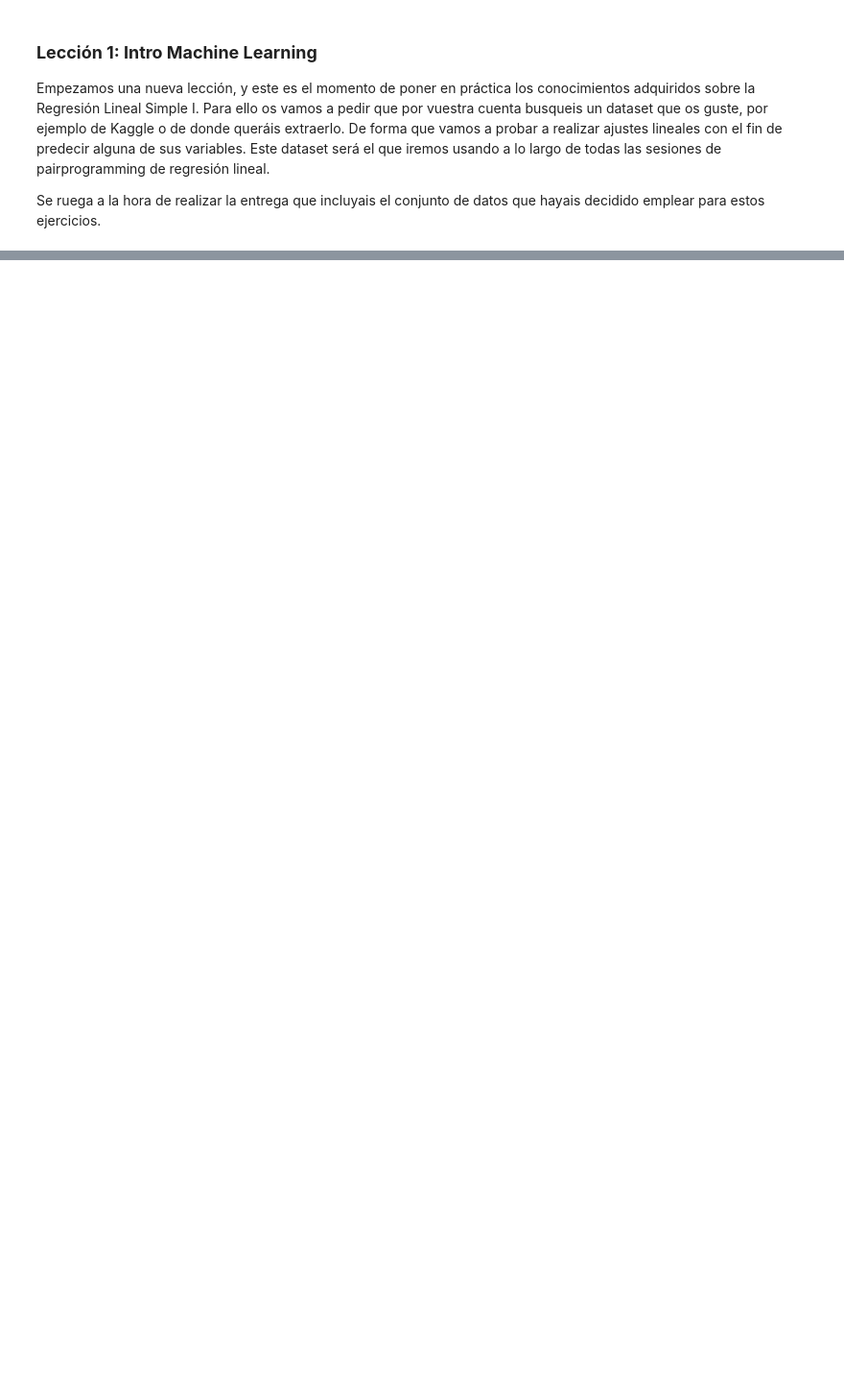
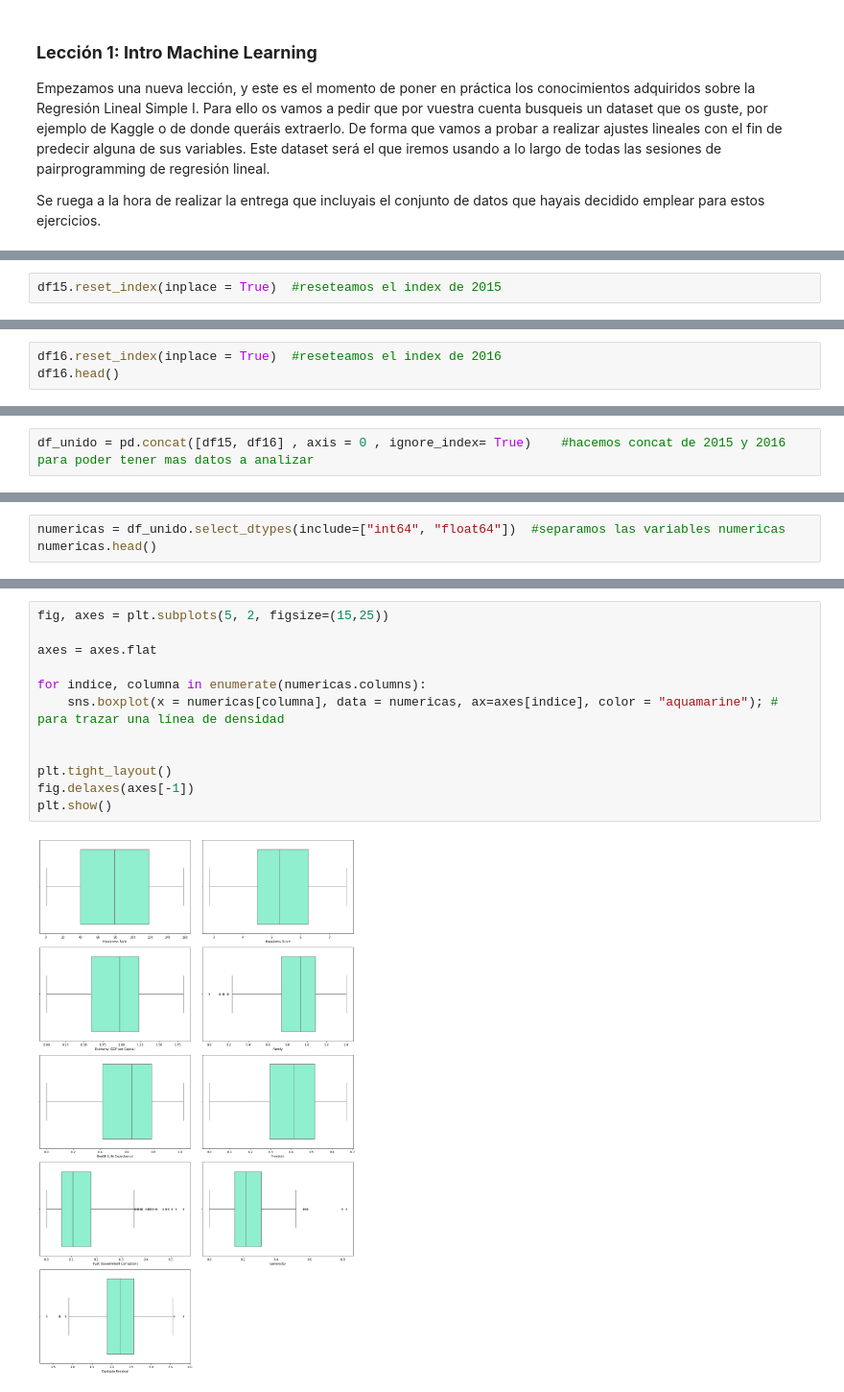
Before and after one commit to Adalab/DA-promo-c-modulo-3-sprint-1-AnaG-Laura, a Jupyter notebook: Regresón Lineal/Lección-1-Intro-ML.ipynb, the cells around one changed output, grey strips where cells are left out. Shown: that part at 96% size. Saved outputs shown, nothing was run; the diff lists cells and outputs as text; blank space fills up the shorter version.

```diff
--- a/Regresón Lineal/Lección-1-Intro-ML.ipynb
+++ b/Regresón Lineal/Lección-1-Intro-ML.ipynb
@@ -17,0 +72,2 @@ Los objetivos de hoy son:
+# %%
+df15.reset_index(inplace = True)  #reseteamos el index de 2015
@@ -17,0 +83,3 @@ Los objetivos de hoy son:
+# %%
+df16.reset_index(inplace = True)  #reseteamos el index de 2016
+df16.head()
@@ -17,0 +147,2 @@ Los objetivos de hoy son:
+# %%
+df_unido = pd.concat([df15, df16] , axis = 0 , ignore_index= True)    #hacemos concat de 2015 y 2016 para poder tener mas datos a analizar
@@ -17,0 +261,3 @@ Los objetivos de hoy son:
+# %%
+numericas = df_unido.select_dtypes(include=["int64", "float64"])  #separamos las variables numericas
+numericas.head()
@@ -17,0 +273,14 @@ Los objetivos de hoy son:
+# %%
+fig, axes = plt.subplots(5, 2, figsize=(15,25))
+
+axes = axes.flat
+
+for indice, columna in enumerate(numericas.columns):
+    sns.boxplot(x = numericas[columna], data = numericas, ax=axes[indice], color = "aquamarine"); # para trazar una línea de densidad
+
+
+plt.tight_layout()
+fig.delaxes(axes[-1])
+plt.show()
+# %% [output]
+[figure, added]
```
Also changed, not shown: parts of 41 cells of this notebook, 7 other files.
